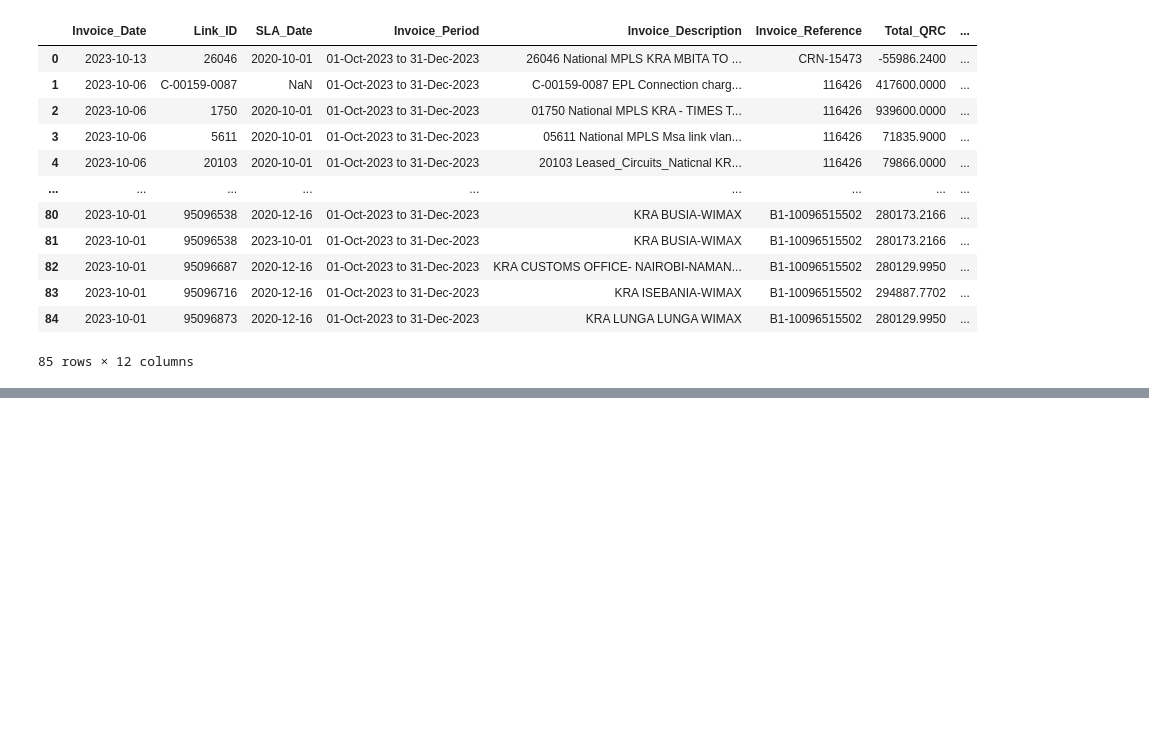
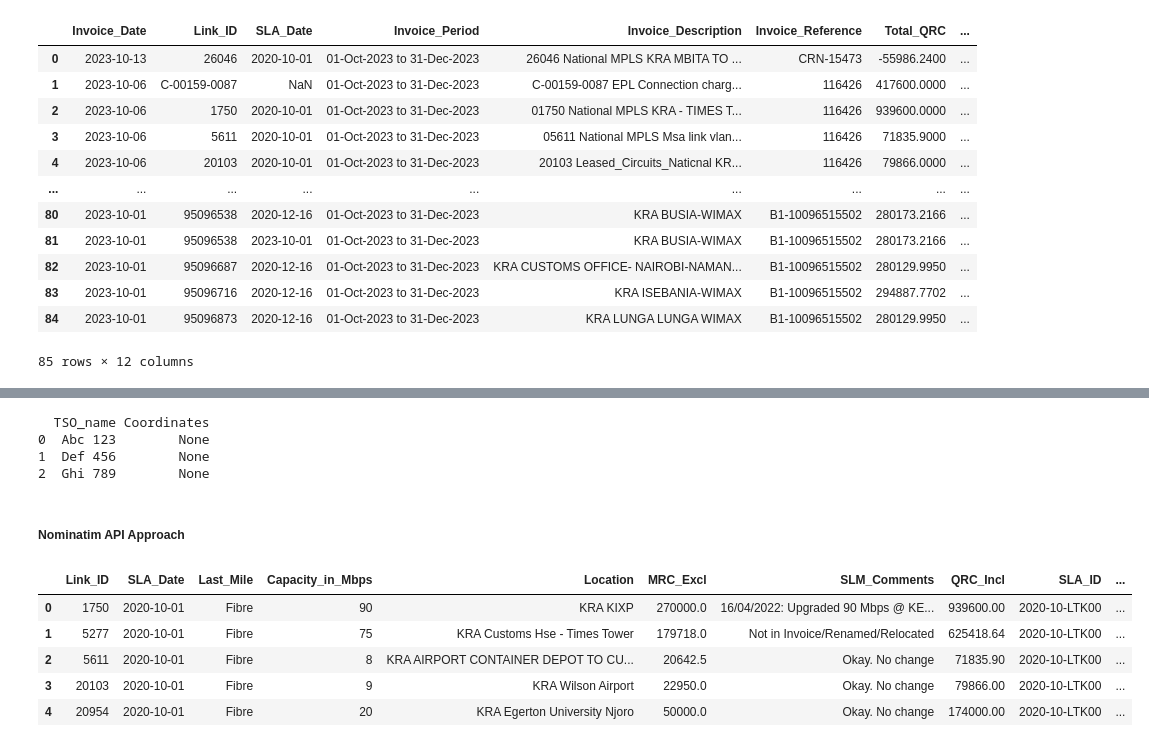
Before and after one commit to JackronyK/SLA_ETL, a Jupyter notebook: Data_Wrangling WS.ipynb, the cells around one changed output, grey strips where cells are left out. Cells and saved outputs as stored; diff of their text form; code cells hidden in the pictures; blank space fills up the shorter version.

```diff
--- a/Data_Wrangling WS.ipynb
+++ b/Data_Wrangling WS.ipynb
@@ -2046,0 +2404,68 @@ combined_Invoice
+# %%
+import pandas as pd
+
+# Sample data for illustration
+combined_sla = pd.DataFrame({
+    'Location': ['KRA-ABC-123', 'KRA-DEF-456', 'KRA-GHI-789']
+})
+
+kra_location_df = pd.DataFrame({
+    'TSO Name': ['ABC', 'DEF', 'GHI'],
+    'Coordinates': ['123,456', '789,012', '345,678']  # Example coordinates
+})
+
+# Creating the Location Table and adding the TSO in Our Dataset
+locations_cor_df = pd.DataFrame({
+    'TSO_name': combined_sla['Location'].replace({'KRA': '', '-': ' '}, regex=True).str.strip().str.title()
+})
+
+# Function to find the matching TSO Name and return the corresponding coordinates
+def find_coordinates(tso_name, kra_location_df):
+    for _, row in kra_location_df.iterrows():
+        if row['TSO Name'] in tso_name:
+            return row['Coordinates']
+    return 'None'
+
+# Apply the function to the 'TSO_name' column to create 'Coordinates' column
+locations_cor_df['Coordinates'] = locations_cor_df['TSO_name'].apply(lambda x: find_coordinates(x, kra_location_df))
+
+print(locations_cor_df)
+# %% [output]
+  TSO_name Coordinates
+0  Abc 123        None
+1  Def 456        None
+2  Ghi 789        None
+# %% [markdown]
+##### Nominatim API Approach
+# %%
+import requests
+import pandas as pd
+import numpy as np
+#Creating a function to such for the cordinates
+
+def get_coordinates(location_name):
+    base_url = 'https://nominatim.openstreetmap.org/search'
+    params = {'q': location_name, 'format': 'json', 'limit': 1}
+    headers = {'User-Agent': 'Mozilla/5.0'}
+    response = requests.get(base_url, params = params, headers = headers)
+    data = response.json()
+
+    if data:
+        lat = data[0]['lat']
+        lon = data[0]['lon']
+        return lat, lon
+    else:
+        return np.nan, np.nan
+
+
+#applying the function into our data
+combined_sla[['lat', 'lon']] = combined_sla['Location'].apply(lambda x: pd.Series(get_coordinates(x)))
+# %%
+combined_sla.head()
+# %% [output]
+|  | Link_ID | SLA_Date | Last_Mile | Capacity_in_Mbps | Location | MRC_Excl | SLM_Comments | QRC_Incl | SLA_ID | ... |
+| 0 | 1750 | 2020-10-01 | Fibre | 90 | KRA KIXP | 270000.0 | 16/04/2022: Upgraded 90 Mbps @ KE... | 939600.00 | 2020-10-LTK00 | ... |
+| 1 | 5277 | 2020-10-01 | Fibre | 75 | KRA Customs Hse - Times Tower | 179718.0 | Not in Invoice/Renamed/Relocated | 625418.64 | 2020-10-LTK00 | ... |
+| 2 | 5611 | 2020-10-01 | Fibre | 8 | KRA AIRPORT CONTAINER DEPOT TO CU... | 20642.5 | Okay. No change | 71835.90 | 2020-10-LTK00 | ... |
+| 3 | 20103 | 2020-10-01 | Fibre | 9 | KRA Wilson Airport | 22950.0 | Okay. No change | 79866.00 | 2020-10-LTK00 | ... |
+| 4 | 20954 | 2020-10-01 | Fibre | 20 | KRA Egerton University Njoro | 50000.0 | Okay. No change | 174000.00 | 2020-10-LTK00 | ... |
```
Also changed, not shown: parts of 33 cells of this notebook, 11 other files.
